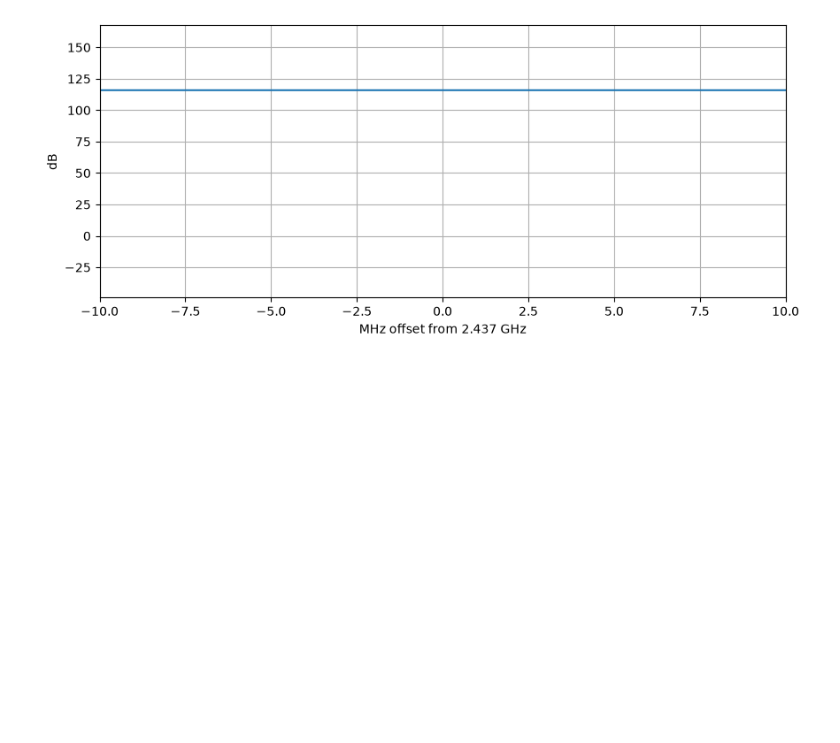
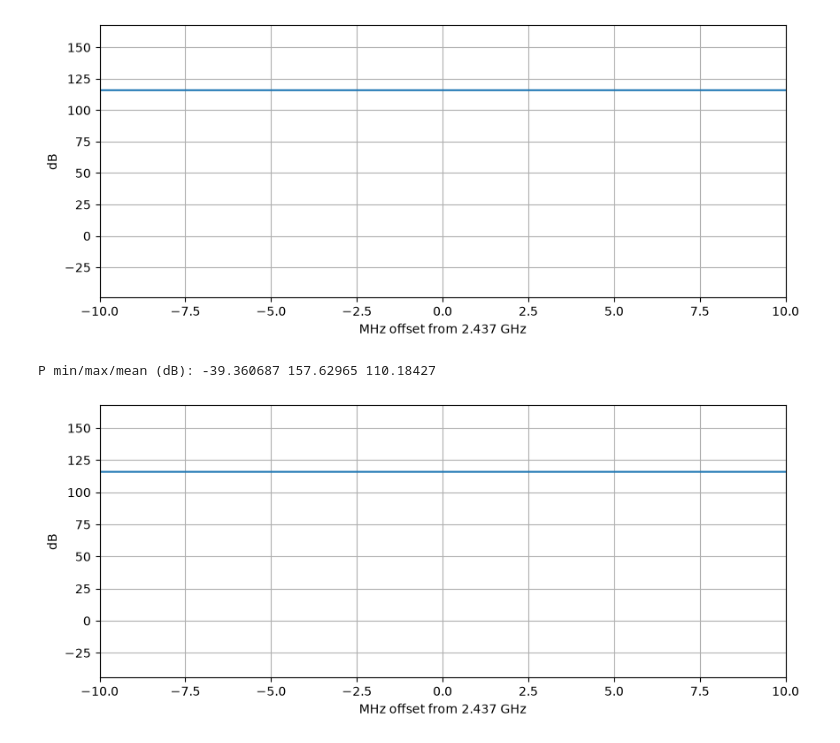
Before and after one commit to anishsheth05/birriaSDR_plus, a Jupyter notebook: process captures.ipynb, the cells around one changed output. Cells and saved outputs as stored; diff of their text form; code cells hidden in the pictures; blank space fills up the shorter version.

```diff
--- a/process captures.ipynb
+++ b/process captures.ipynb
@@ -201,5 +201,17 @@ plt.show()
 # %% [output]
 DC offset: 4.034265995025635
 [figure]
+# %%
+print("P min/max/mean (dB):", P.min(), P.max(), P.mean())
+
+plt.figure(figsize=(10, 4))
+plt.plot(f, P)
+plt.ylim(P.min() - 5, P.max() + 10)   # zoom the y-axis — autoscale squashes ±3 dB
+plt.xlabel(f"MHz offset from {center/1e9:.3f} GHz"); plt.ylabel("dB"); plt.grid(True)
+plt.xlim(-10, 10)
+plt.show()
+# %% [output]
+P min/max/mean (dB): -39.360687 157.62965 110.18427
+[figure, added]
 # %%
 import numpy as np
```
Also changed, not shown: parts of 2 cells of this notebook, 2 other files.
